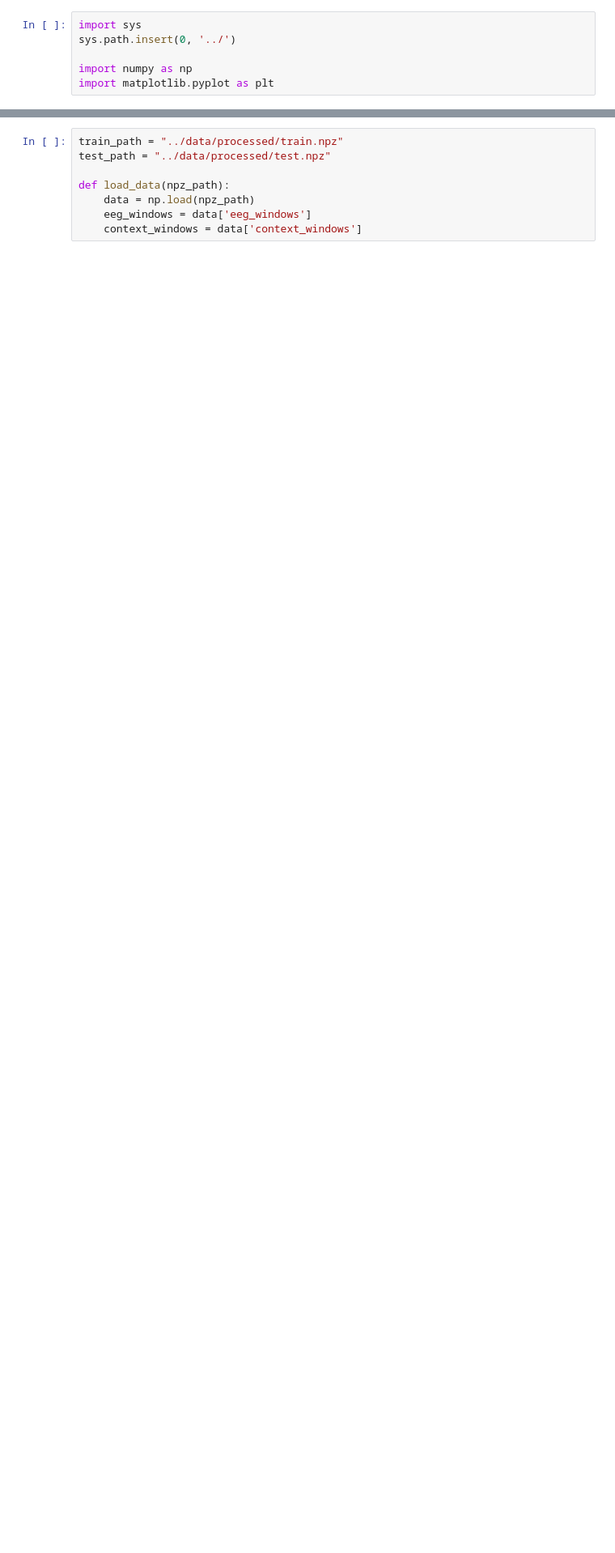
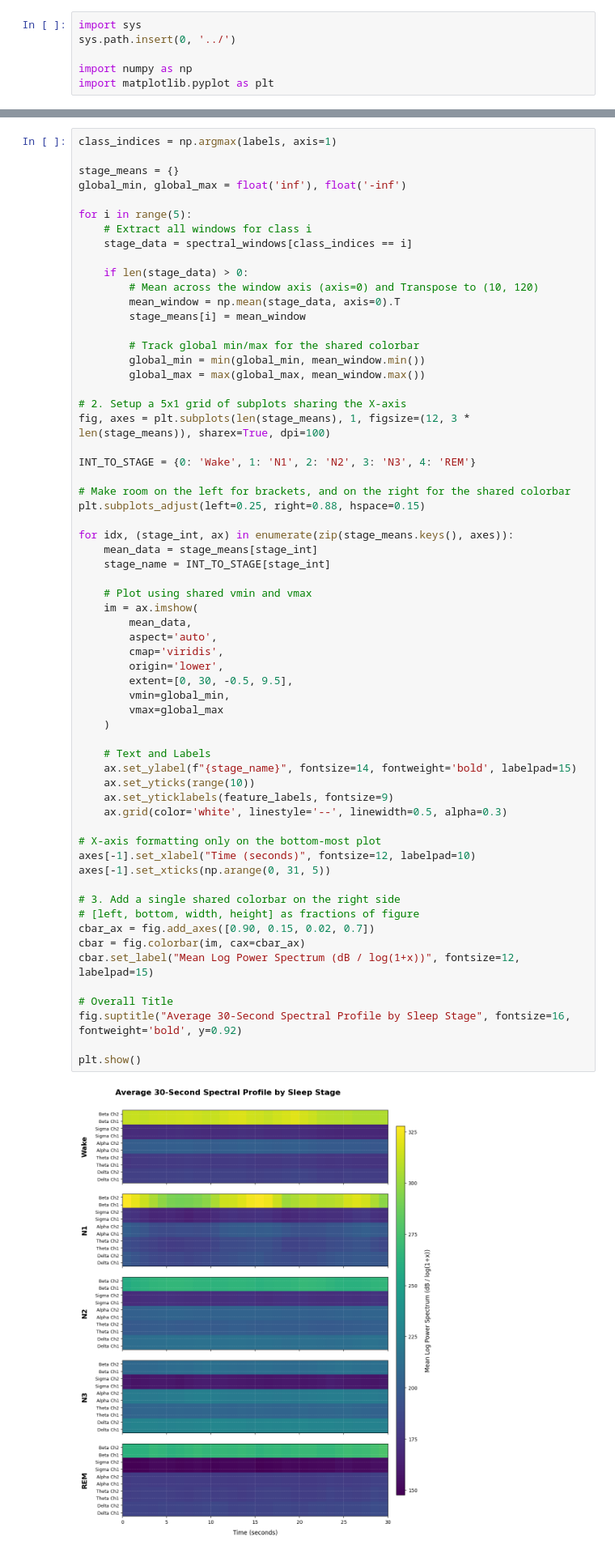
Before and after one commit to MNR-MarcosOriolPagonabarraga-projects/mHealth-project-code, a Jupyter notebook: notebooks/detect_sleep_stages.ipynb, the cells around one changed output, grey strips where cells are left out. Shown at 81% size. Saved outputs shown, nothing was run; the diff lists cells and outputs as text; blank space fills up the shorter version.

```diff
--- a/notebooks/detect_sleep_stages.ipynb
+++ b/notebooks/detect_sleep_stages.ipynb
@@ -143,8 +187,64 @@ array([[1.19341408e+02, 9.44023895e+01, 1.18465744e+02, ...,
 # %%
-train_path = "../data/processed/train.npz"
-test_path = "../data/processed/test.npz"
+class_indices = np.argmax(labels, axis=1)
 
-def load_data(npz_path):
-    data = np.load(npz_path)
-    eeg_windows = data['eeg_windows']
-    context_windows = data['context_windows']
+stage_means = {}
+global_min, global_max = float('inf'), float('-inf')
+
+for i in range(5):
+    # Extract all windows for class i
+    stage_data = spectral_windows[class_indices == i]
+
+    if len(stage_data) > 0:
+        # Mean across the window axis (axis=0) and Transpose to (10, 120)
+        mean_window = np.mean(stage_data, axis=0).T
+        stage_means[i] = mean_window
+
+        # Track global min/max for the shared colorbar
+        global_min = min(global_min, mean_window.min())
+        global_max = max(global_max, mean_window.max())
+
+# 2. Setup a 5x1 grid of subplots sharing the X-axis
+fig, axes = plt.subplots(len(stage_means), 1, figsize=(12, 3 * len(stage_means)), sharex=True, dpi=100)
+
+INT_TO_STAGE = {0: 'Wake', 1: 'N1', 2: 'N2', 3: 'N3', 4: 'REM'}
+
+# Make room on the left for brackets, and on the right for the shared colorbar
+plt.subplots_adjust(left=0.25, right=0.88, hspace=0.15)
+
+for idx, (stage_int, ax) in enumerate(zip(stage_means.keys(), axes)):
+    mean_data = stage_means[stage_int]
+    stage_name = INT_TO_STAGE[stage_int]
+
+    # Plot using shared vmin and vmax
+    im = ax.imshow(
+        mean_data,
+        aspect='auto',
+        cmap='viridis',
+        origin='lower',
+        extent=[0, 30, -0.5, 9.5],
+        vmin=global_min,
+        vmax=global_max
+    )
+
+    # Text and Labels
+    ax.set_ylabel(f"{stage_name}", fontsize=14, fontweight='bold', labelpad=15)
+    ax.set_yticks(range(10))
+    ax.set_yticklabels(feature_labels, fontsize=9)
+    ax.grid(color='white', linestyle='--', linewidth=0.5, alpha=0.3)
+
+# X-axis formatting only on the bottom-most plot
+axes[-1].set_xlabel("Time (seconds)", fontsize=12, labelpad=10)
+axes[-1].set_xticks(np.arange(0, 31, 5))
+
+# 3. Add a single shared colorbar on the right side
+# [left, bottom, width, height] as fractions of figure
+cbar_ax = fig.add_axes([0.90, 0.15, 0.02, 0.7])
+cbar = fig.colorbar(im, cax=cbar_ax)
+cbar.set_label("Mean Log Power Spectrum (dB / log(1+x))", fontsize=12, labelpad=15)
+
+# Overall Title
+fig.suptitle("Average 30-Second Spectral Profile by Sleep Stage", fontsize=16, fontweight='bold', y=0.92)
+
+plt.show()
+# %% [output]
+[figure, added]
```
Also changed, not shown: parts of 5 cells of this notebook, 11 other files.
